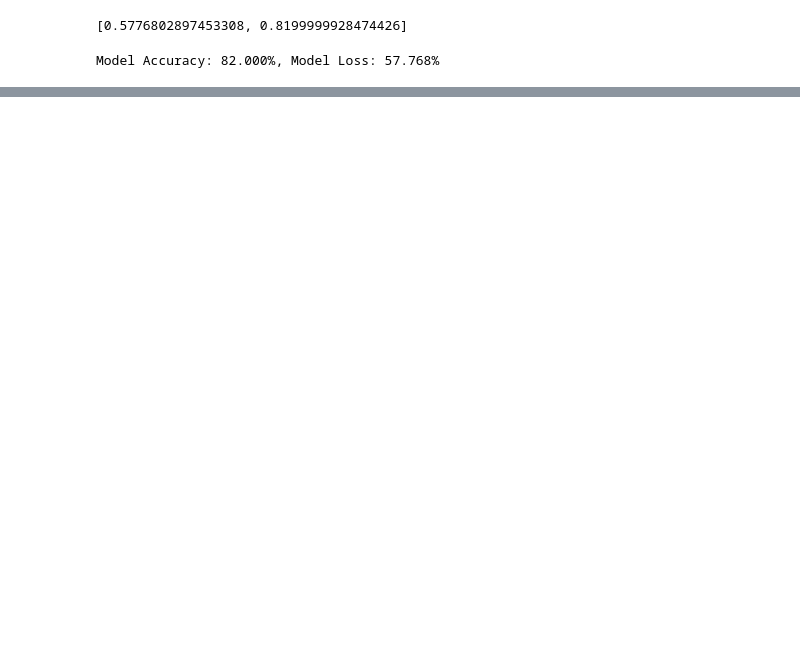
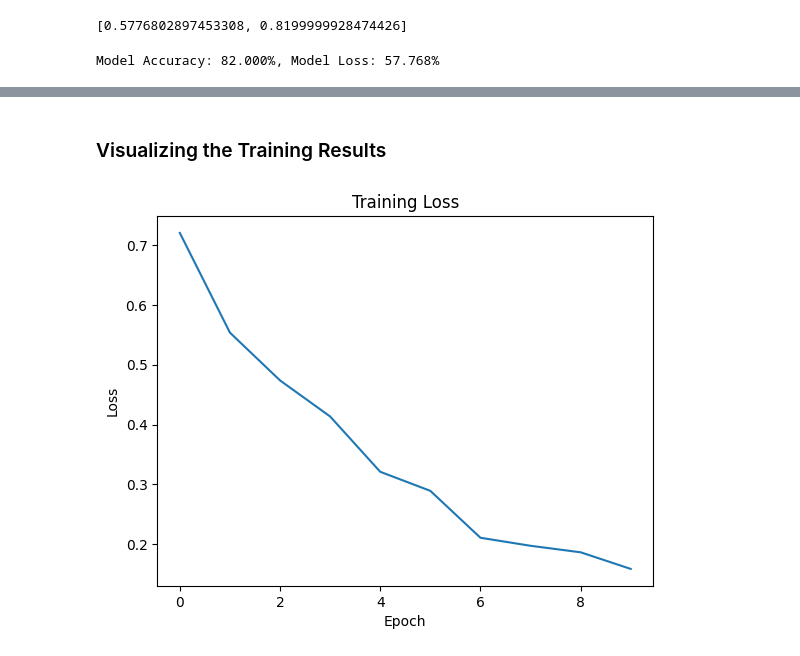
Before and after one commit to VishSeran/Classification-and-Captioning-Aircraft-Damage-Using-Pretrained-Models, a Jupyter notebook: classification-and-captioning.ipynb, the cells around one changed output, grey strips where cells are left out. Drawn from its saved outputs; the diff is of its cells as text; code cells hidden in the pictures; blank space fills up the shorter version.

Commit message:
history extracted and model results visualized and plotted

```diff
--- a/classification-and-captioning.ipynb
+++ b/classification-and-captioning.ipynb
@@ -292,0 +291,10 @@ training_history
+# %% [markdown]
+### Visualizing the Training Results
+# %%
+plt.plot(training_history['loss'])
+plt.title("Training Loss")
+plt.xlabel("Epoch")
+plt.ylabel("Loss")
+plt.show()
+# %% [output]
+[figure, added]
```
Also changed, not shown: parts of 7 cells of this notebook.
